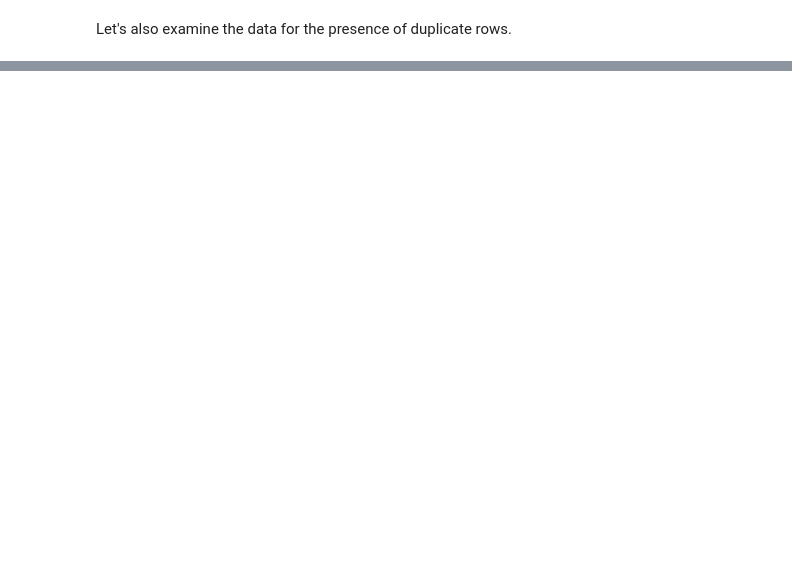
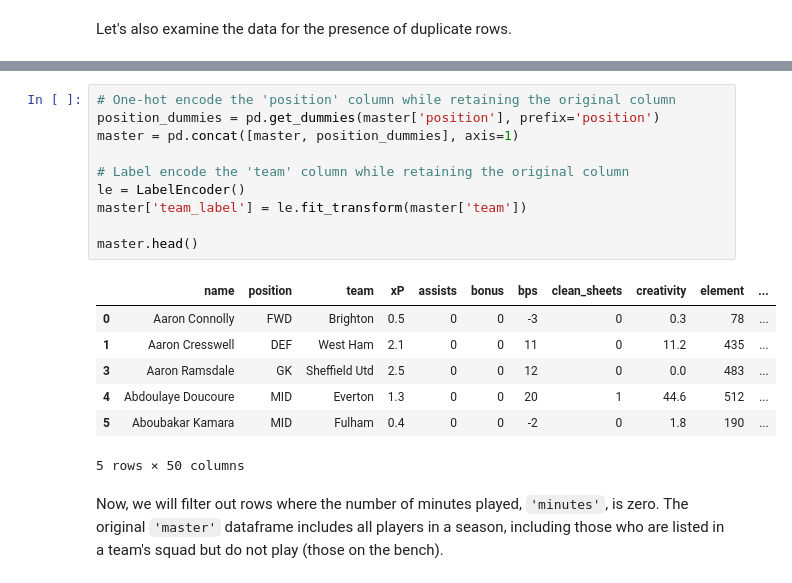
Before and after one commit to MahaFakhroo/D.R.E.A.M., a Jupyter notebook: Python Scripts/EDA_Visuals.ipynb, the cells around one changed output, grey strips where cells are left out. Cells and saved outputs as stored; diff of their text form; blank space fills up the shorter version.

```diff
--- a/Python Scripts/EDA_Visuals.ipynb
+++ b/Python Scripts/EDA_Visuals.ipynb
@@ -743,0 +275,20 @@ submission.to_csv('submit.csv', index=False)
+# %%
+# One-hot encode the 'position' column while retaining the original column
+position_dummies = pd.get_dummies(master['position'], prefix='position')
+master = pd.concat([master, position_dummies], axis=1)
+
+# Label encode the 'team' column while retaining the original column
+le = LabelEncoder()
+master['team_label'] = le.fit_transform(master['team'])
+
+master.head()
+# %% [output]
+|  | name | position | team | xP | assists | bonus | bps | clean_sheets | creativity | element | ... |
+| 0 | Aaron Connolly | FWD | Brighton | 0.5 | 0 | 0 | -3 | 0 | 0.3 | 78 | ... |
+| 1 | Aaron Cresswell | DEF | West Ham | 2.1 | 0 | 0 | 11 | 0 | 11.2 | 435 | ... |
+| 3 | Aaron Ramsdale | GK | Sheffield Utd | 2.5 | 0 | 0 | 12 | 0 | 0.0 | 483 | ... |
+| 4 | Abdoulaye Doucoure | MID | Everton | 1.3 | 0 | 0 | 20 | 1 | 44.6 | 512 | ... |
+| 5 | Aboubakar Kamara | MID | Fulham | 0.4 | 0 | 0 | -2 | 0 | 1.8 | 190 | ... |
+5 rows × 50 columns
+# %% [markdown]
+Now, we will filter out rows where the number of minutes played, `'minutes'`, is zero. The original `'master'` dataframe includes all players in a season, including those who are listed in a team's squad but do not play (those on the bench).
```
Also changed, not shown: parts of 114 cells of this notebook, 3 other files.
